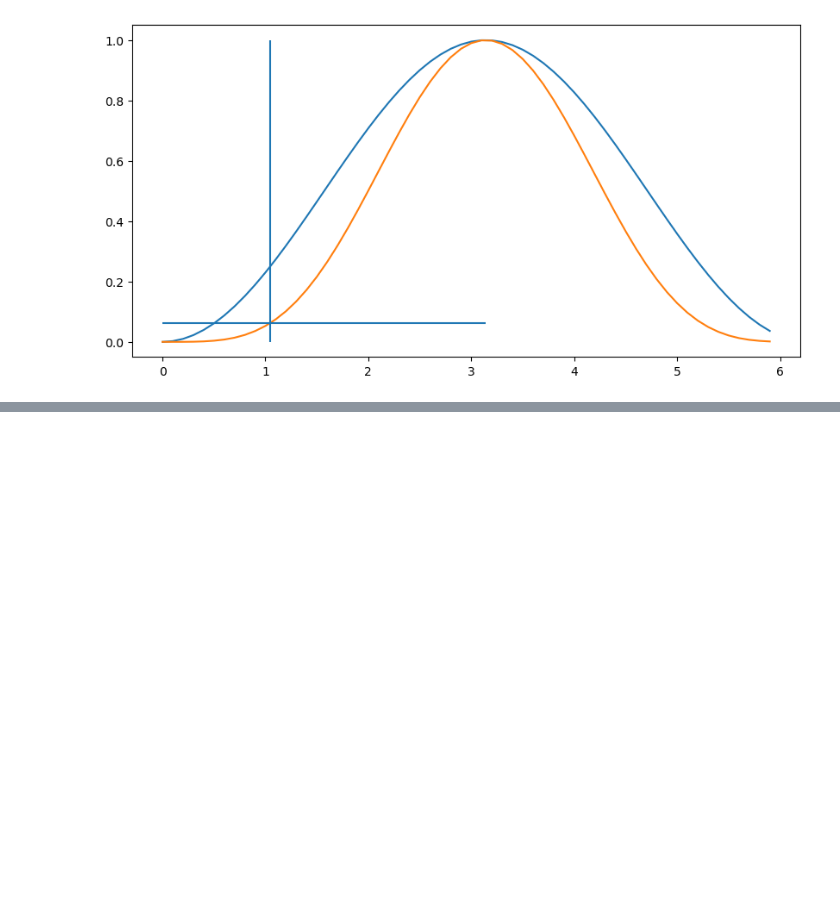
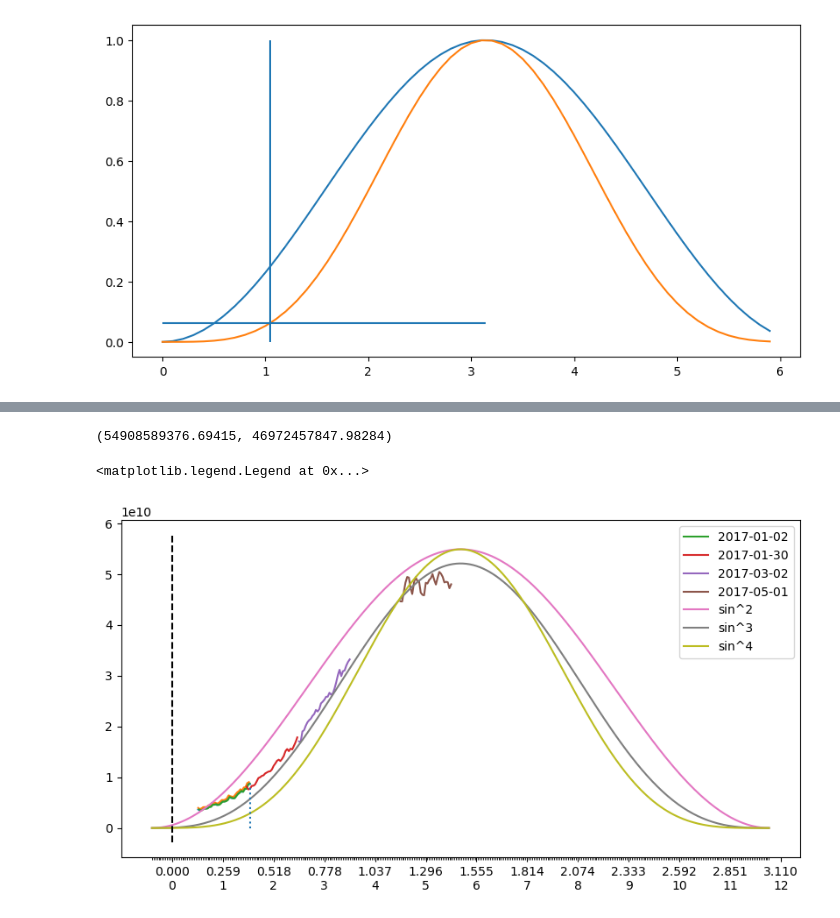
Before and after one commit to elkir/iccs23-hacakthon-delorean-datasets, a Jupyter notebook: notebooks/008_variance_sinusoidal.ipynb, the cells around one changed output, grey strips where cells are left out. Drawn from its saved outputs; the diff is of its cells as text; code cells hidden in the pictures; blank space fills up the shorter version.

```diff
--- a/notebooks/008_variance_sinusoidal.ipynb
+++ b/notebooks/008_variance_sinusoidal.ipynb
@@ -244,0 +260,2 @@ steps_all = np.arange(-offset,-offset+period,pd.Timedelta("1D").value).astype(fl
+# %%
+_ , dsD3_var = extract_var("5_2017-03-02_Thu")
@@ -244,0 +267,2 @@ steps_all = np.arange(-offset,-offset+period,pd.Timedelta("1D").value).astype(fl
+# %%
+_ , dsD4_var = extract_var("5_2017-05-01_Mon")
@@ -244,0 +277,7 @@ steps_all = np.arange(-offset,-offset+period,pd.Timedelta("1D").value).astype(fl
+# %%
+def get_steps(var_ds, origin_time=np.datetime64('2017-01-02')):
+    return (var_ds.step.values.astype(float) + (var_ds.time - origin_time).values.astype(float))[1:]
+def plot_var(var_ds,ax):
+    steps_daily = get_steps(var_ds)
+    ax = ax.plot(steps_daily,var_ds.ssrd[:-1],label=var_ds.time.values.astype("datetime64[D]"))
+    return ax
@@ -244,0 +312,43 @@ steps_all = np.arange(-offset,-offset+period,pd.Timedelta("1D").value).astype(fl
+# %%
+k2, k3, k4
+# %% [output]
+(54908589376.69415, 46972457847.98284)
+# %%
+fig,ax = plt.subplots()
+
+funcs = [func2, func3, func4]
+def sin_norm(x, func):
+    return func((x + offset) / period)
+# plt.plot(dsD.step,dsD.ssrd.isel(number=1).sel(latitude=latlon_vienna[0],longitude=latlon_vienna[1],method="nearest"))
+ax.plot(steps_daily,dsD_var.ssrd[:-1])
+ax.plot(steps_daily,dsD_var.ssrd[:-1]+3e8)
+# ax.plot(steps_daily2,dsD2_var.ssrd[:-1])
+# ax.plot(steps_daily3,dsD3_var.ssrd[:-1])
+plot_var(dsD_var,ax)
+plot_var(dsD2_var,ax)
+plot_var(dsD3_var,ax)
+plot_var(dsD4_var,ax)
+ax.plot(steps,sin_norm(steps,func2)*k2, label="sin^2")
+ax.plot(steps,sin_norm(steps,func3)*k3, label="sin^3")
+ax.plot(steps,sin_norm(steps,func4)*k4, label="sin^4")
+ax.vlines(ds.step.max(),0,max_var, linestyles=":")
+ax.vlines(0,ax.get_ylim()[0],ax.get_ylim()[1],"k",linestyles="--")
+# ax.hlines(func2(x_sample)*k4,0,steps_all.max(), linestyles=":")
+
+# set minor xticks to steps_all
+ax.set_xticks(steps_all,minor=True)
+# set major tickes to the months in nano seconds since beginning of year
+ax.set_xticks(np.arange(0,period,pd.Timedelta("30D").value),minor=False)
+
+# add a second line of xlables with the month numbers keeping the previous labels
+ticklabels = ax.get_xticklabels()
+# two lines of labels
+new_ticklabels = [f"{label.get_text()}\n{i}" for i,label in enumerate(ticklabels)]
+ax.set_xticklabels(new_ticklabels)
+
+ax.legend()
+#set xlim between -offset and -offset+period
+# plt.xlim(-offset,-offset+period)
+# %% [output]
+<matplotlib.legend.Legend at 0x...>
+[figure, added]
```
Also changed, not shown: parts of 19 cells of this notebook, 1 other file.
